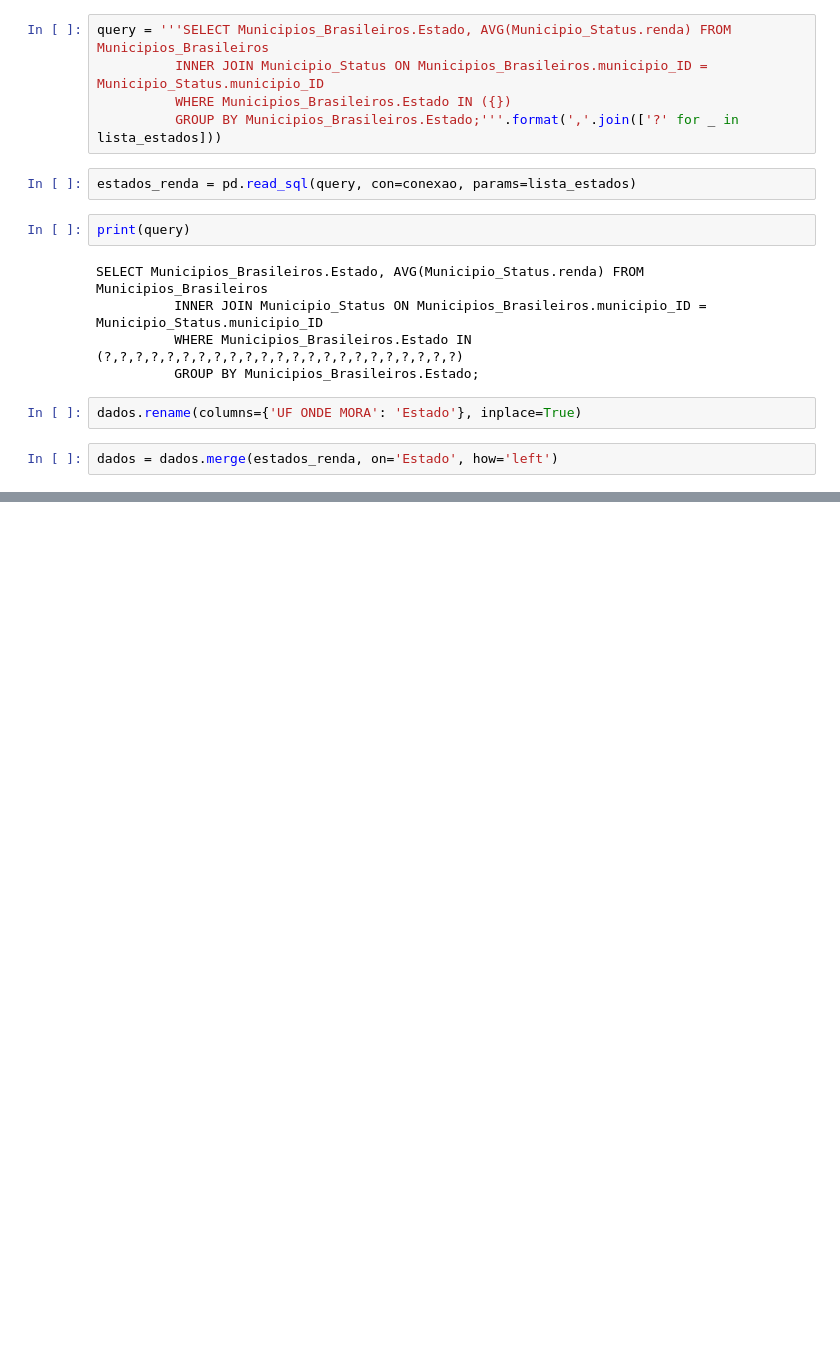
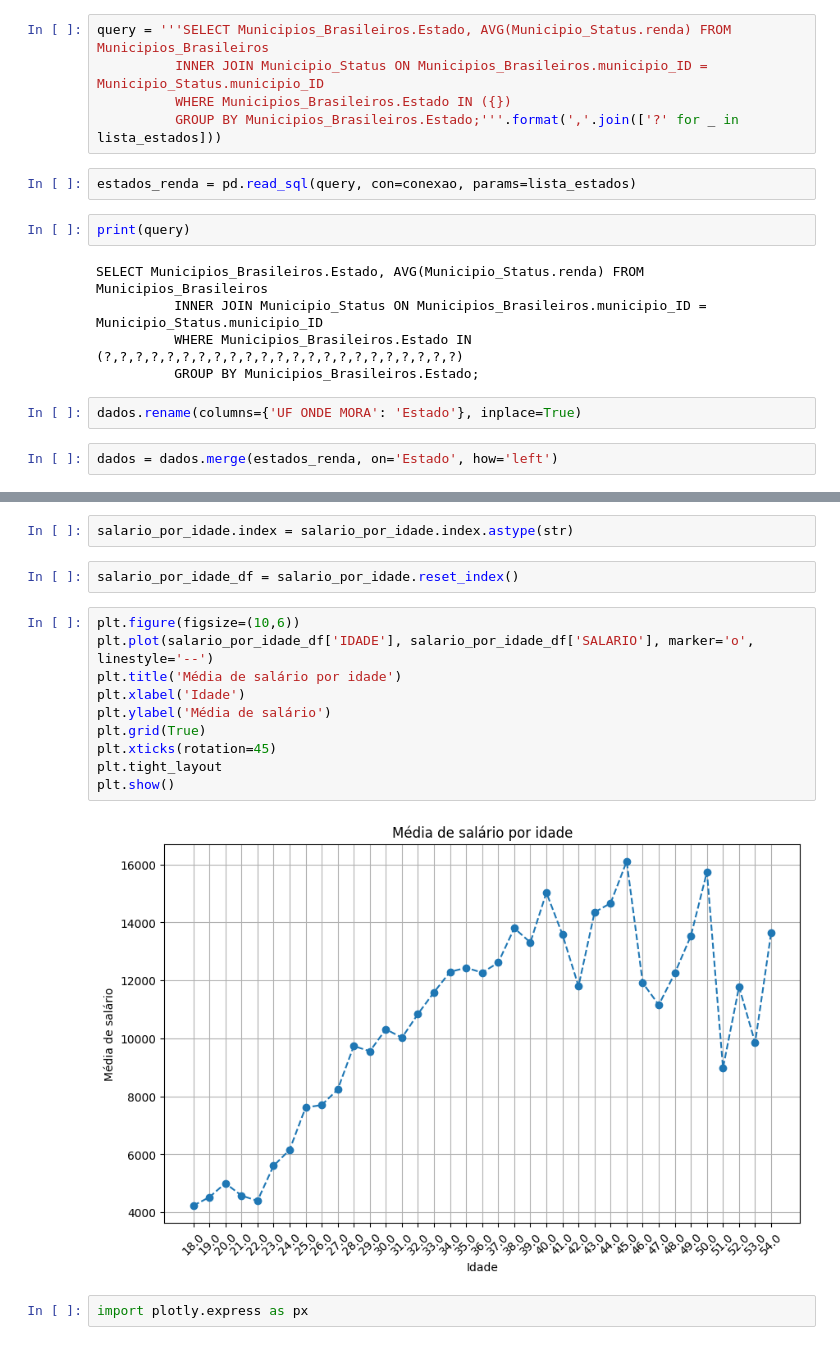
Before and after one commit to alessandrasarah/projetos-python, a Jupyter notebook: Análise_de_dados_biblioteca_Pandas.ipynb, the cells around one changed output, grey strips where cells are left out. Cells and saved outputs as stored; diff of their text form; blank space fills up the shorter version.

```diff
--- a/Análise_de_dados_biblioteca_Pandas.ipynb
+++ b/Análise_de_dados_biblioteca_Pandas.ipynb
@@ -937,0 +1093,18 @@ dados = dados.merge(estados_renda, on='Estado', how='left')
+# %%
+salario_por_idade.index = salario_por_idade.index.astype(str)
+# %%
+salario_por_idade_df = salario_por_idade.reset_index()
+# %%
+plt.figure(figsize=(10,6))
+plt.plot(salario_por_idade_df['IDADE'], salario_por_idade_df['SALARIO'], marker='o', linestyle='--')
+plt.title('Média de salário por idade')
+plt.xlabel('Idade')
+plt.ylabel('Média de salário')
+plt.grid(True)
+plt.xticks(rotation=45)
+plt.tight_layout
+plt.show()
+# %% [output]
+[figure, added]
+# %%
+import plotly.express as px
```
Also changed, not shown: parts of 23 cells of this notebook.
